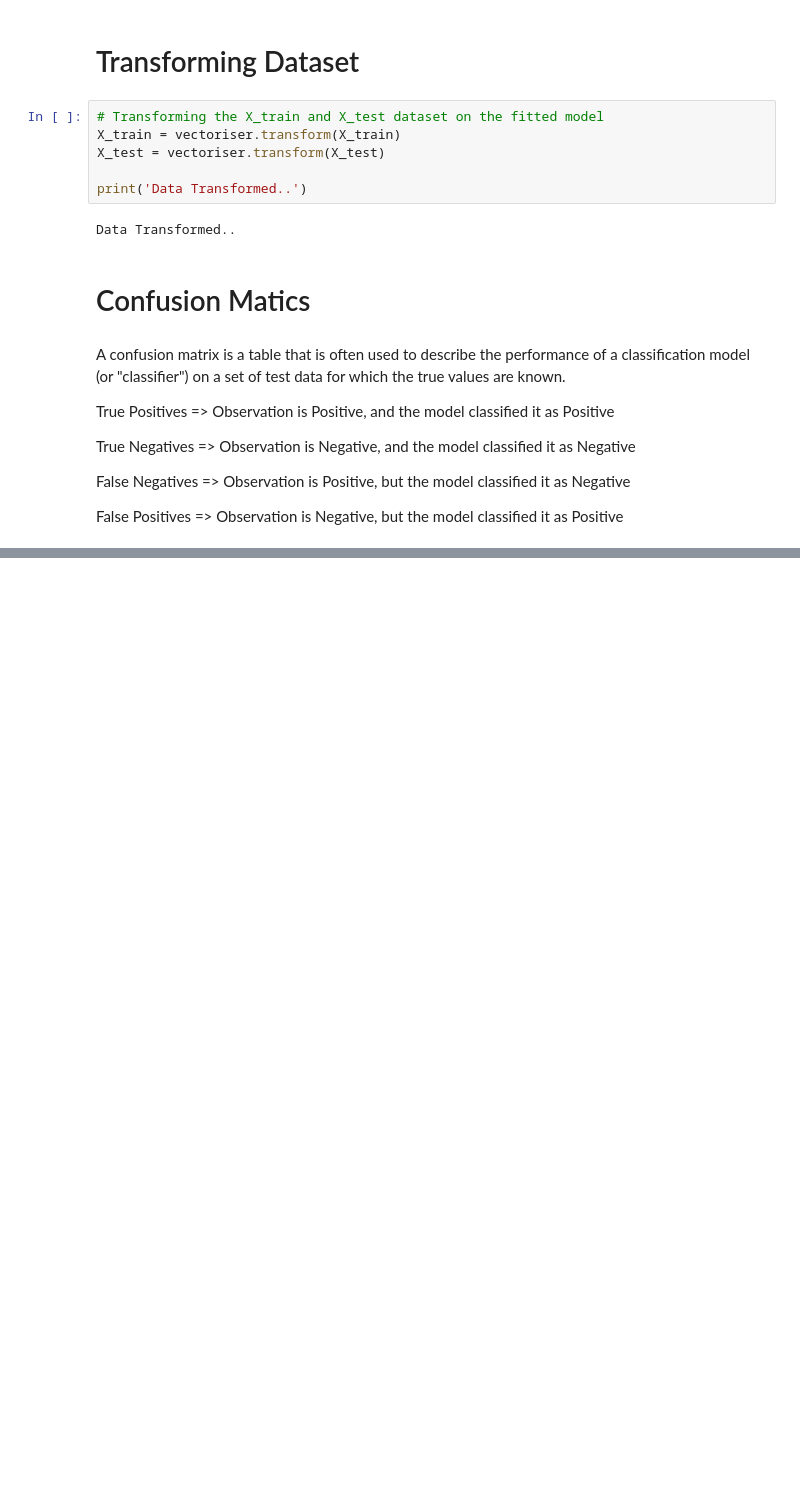
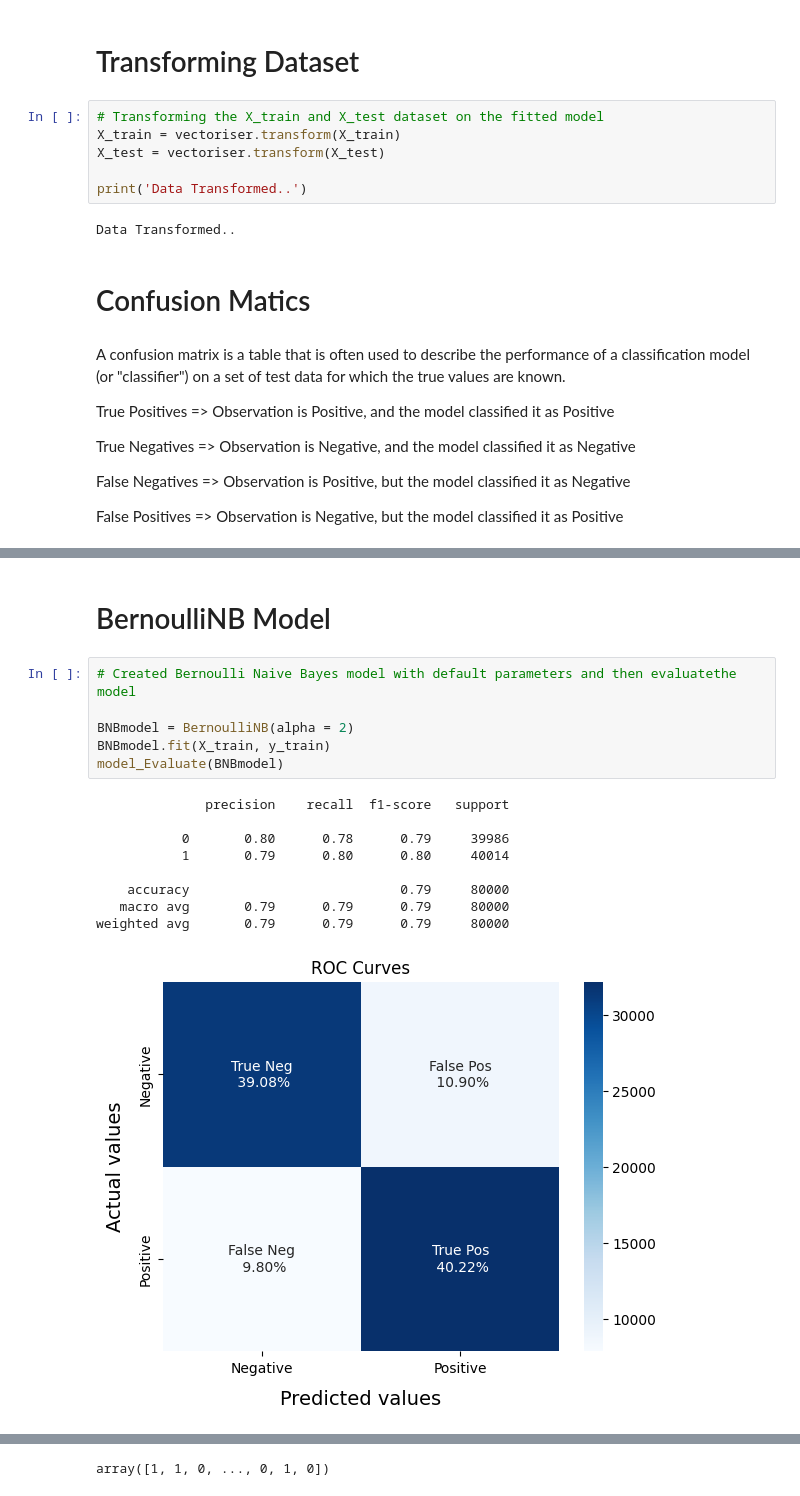
Before and after one commit to thesarwars/Sentiment_Analysis_using_Machine_Learning, a Jupyter notebook: Sentiment.ipynb, the cells around one changed output, grey strips where cells are left out. Cells and saved outputs as stored; diff of their text form; blank space fills up the shorter version.

Commit message:
Saved the model

```diff
--- a/Sentiment.ipynb
+++ b/Sentiment.ipynb
@@ -497,0 +498,18 @@ array([1, 1, 0, ..., 1, 1, 0])
+# %% [markdown]
+# BernoulliNB Model
+# %%
+# Created Bernoulli Naive Bayes model with default parameters and then evaluatethe model
+
+BNBmodel = BernoulliNB(alpha = 2)
+BNBmodel.fit(X_train, y_train)
+model_Evaluate(BNBmodel)
+# %% [output]
+              precision    recall  f1-score   support
+
+           0       0.80      0.78      0.79     39986
+           1       0.79      0.80      0.80     40014
+
+    accuracy                           0.79     80000
+   macro avg       0.79      0.79      0.79     80000
+weighted avg       0.79      0.79      0.79     80000
+[figure, added]
@@ -497,0 +517 @@ array([1, 1, 0, ..., 1, 1, 0])
+array([1, 1, 0, ..., 0, 1, 0])
```
Also changed, not shown: parts of 21 cells of this notebook, 3 other files.
